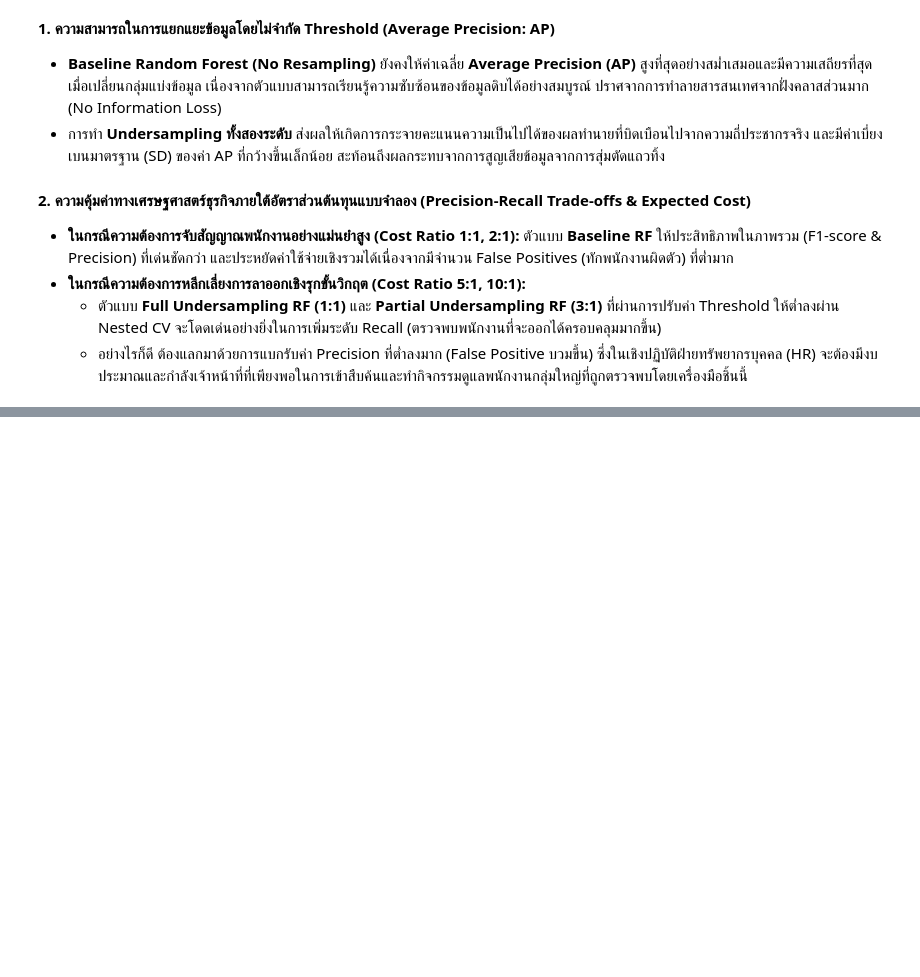
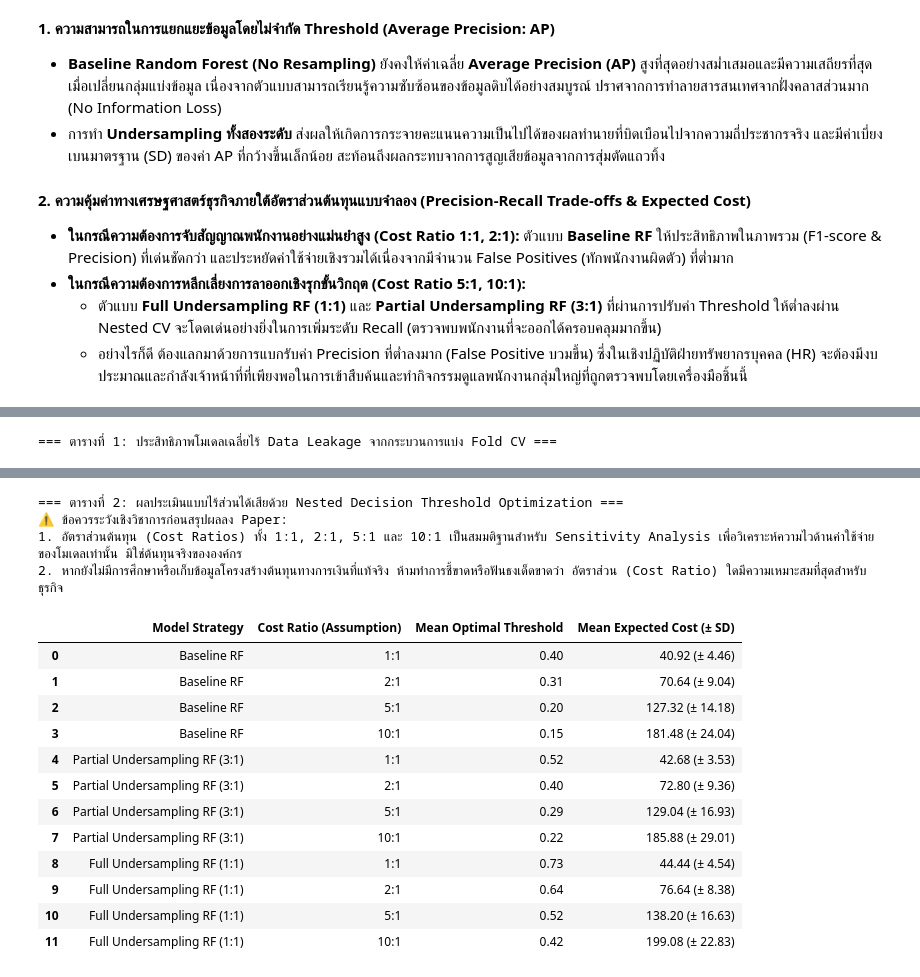
Before and after one commit to rtmyy/master-is-project, a Jupyter notebook: kaggle_dataset.ipynb, the cells around one changed output, grey strips where cells are left out. Cells and saved outputs as stored; diff of their text form; code cells hidden in the pictures; blank space fills up the shorter version.

Commit message:
add new compare result

```diff
--- a/kaggle_dataset.ipynb
+++ b/kaggle_dataset.ipynb
@@ -1653,0 +1848,63 @@ display(df_summary_nested)
+# %%
+# ==========================================================================
+# 4. สรุปผลลัพธ์เชิงสถิติศาสตร์ (Statistical Summary Tables)
+# ==========================================================================
+import pandas as pd
+import numpy as np
+
+# ประกาศตัวแปรและข้อมูลซ้ำเพื่อให้มั่นใจว่าสามารถรันได้แม้ Kernel มีการตัดข้อมูล
+strategies_local = [
+    "Baseline RF",
+    "Partial Undersampling RF (3:1)",
+    "Full Undersampling RF (1:1)"
+]
+
+cost_scenarios_local = [
+    {"ratio": "1:1", "cost_fn": 1.0, "cost_fp": 1.0},
+    {"ratio": "2:1", "cost_fn": 2.0, "cost_fp": 1.0},
+    {"ratio": "5:1", "cost_fn": 5.0, "cost_fp": 1.0},
+    {"ratio": "10:1", "cost_fn": 10.0, "cost_fp": 1.0}
+]
+
+summary_metrics_clean = []
+for strat in strategies_local:
+    if strat in outer_metrics_results:
+        df_strat_m = pd.DataFrame(outer_metrics_results[strat])
+        summary_metrics_clean.append({
+            'Model Strategy': strat,
+            'Mean AP (± SD)': f"{df_strat_m['ap'].mean():.4f} (± {df_strat_m['ap'].std():.4f})",
+            'Precision (Class 1) (± SD)': f"{df_strat_m['precision'].mean():.2f} (± {df_strat_m['precision'].std():.2f})",
+            'Recall (Class 1) (± SD)': f"{df_strat_m['recall'].mean():.2f} (± {df_strat_m['recall'].std():.2f})",
+            'F1-Score (Class 1) (± SD)': f"{df_strat_m['f1'].mean():.2f} (± {df_strat_m['f1'].std():.2f})"
+        })
+
+df_summary_metrics_clean = pd.DataFrame(summary_metrics_clean)
+print("=== ตารางที่ 1: ประสิทธิภาพโมเดลเฉลี่ยไร้ Data Leakage จากกระบวนการแบ่ง Fold CV ===")
+display(df_summary_metrics_clean)
+
+# ตาราง Expected Cost เพื่อใช้พิสูจน์ Sensitivity Analysis
+summary_nested_costs_clean = []
+for strat in strategies_local:
+    if strat in nested_cost_results:
+        for scen in cost_scenarios_local:
+            ratio_name = scen["ratio"]
+            results_list = nested_cost_results[strat][ratio_name]
+
+            ths = [res['threshold'] for res in results_list]
+            costs = [res['expected_cost'] for res in results_list]
+
+            summary_nested_costs_clean.append({
+                'Model Strategy': strat,
+                'Cost Ratio (Assumption)': ratio_name,
+                'Mean Optimal Threshold': f"{np.mean(ths):.2f}",
+                'Mean Expected Cost (± SD)': f"{np.mean(costs):.2f} (± {np.std(costs):.2f})"
+            })
+
+df_summary_nested_clean = pd.DataFrame(summary_nested_costs_clean)
+print("\n=== ตารางที่ 2: ผลประเมินแบบไร้ส่วนได้เสียด้วย Nested Decision Threshold Optimization ===")
+print("⚠️ ข้อควรระวังเชิงวิชาการก่อนสรุปผลลง Paper:")
+print("1. อัตราส่วนต้นทุน (Cost Ratios) ทั้ง 1:1, 2:1, 5:1 และ 10:1 เป็นสมมติฐานสำหรับ Sensitivity Analysis เพื่อวิเคราะห์ความไวด้านค่าใช้จ่ายของโมเดลเท่านั้น มิใช่ต้นทุนจริงขององค์กร")
+print("2. หากยังไม่มีการศึกษาหรือเก็บข้อมูลโครงสร้างต้นทุนทางการเงินที่แท้จริง ห้ามทำการชี้ขาดหรือฟันธงเด็ดขาดว่า อัตราส่วน (Cost Ratio) ใดมีความเหมาะสมที่สุดสำหรับธุรกิจ\n")
+display(df_summary_nested_clean)
+# %% [output]
+=== ตารางที่ 1: ประสิทธิภาพโมเดลเฉลี่ยไร้ Data Leakage จากกระบวนการแบ่ง Fold CV ===
@@ -1653,0 +1915,17 @@ display(df_summary_nested)
+=== ตารางที่ 2: ผลประเมินแบบไร้ส่วนได้เสียด้วย Nested Decision Threshold Optimization ===
+⚠️ ข้อควรระวังเชิงวิชาการก่อนสรุปผลลง Paper:
+1. อัตราส่วนต้นทุน (Cost Ratios) ทั้ง 1:1, 2:1, 5:1 และ 10:1 เป็นสมมติฐานสำหรับ Sensitivity Analysis เพื่อวิเคราะห์ความไวด้านค่าใช้จ่ายของโมเดลเท่านั้น มิใช่ต้นทุนจริงขององค์กร
+2. หากยังไม่มีการศึกษาหรือเก็บข้อมูลโครงสร้างต้นทุนทางการเงินที่แท้จริง ห้ามทำการชี้ขาดหรือฟันธงเด็ดขาดว่า อัตราส่วน (Cost Ratio) ใดมีความเหมาะสมที่สุดสำหรับธุรกิจ
+|  | Model Strategy | Cost Ratio (Assumption) | Mean Optimal Threshold | Mean Expected Cost (± SD) |
+| 0 | Baseline RF | 1:1 | 0.40 | 40.92 (± 4.46) |
+| 1 | Baseline RF | 2:1 | 0.31 | 70.64 (± 9.04) |
+| 2 | Baseline RF | 5:1 | 0.20 | 127.32 (± 14.18) |
+| 3 | Baseline RF | 10:1 | 0.15 | 181.48 (± 24.04) |
+| 4 | Partial Undersampling RF (3:1) | 1:1 | 0.52 | 42.68 (± 3.53) |
+| 5 | Partial Undersampling RF (3:1) | 2:1 | 0.40 | 72.80 (± 9.36) |
+| 6 | Partial Undersampling RF (3:1) | 5:1 | 0.29 | 129.04 (± 16.93) |
+| 7 | Partial Undersampling RF (3:1) | 10:1 | 0.22 | 185.88 (± 29.01) |
+| 8 | Full Undersampling RF (1:1) | 1:1 | 0.73 | 44.44 (± 4.54) |
+| 9 | Full Undersampling RF (1:1) | 2:1 | 0.64 | 76.64 (± 8.38) |
+| 10 | Full Undersampling RF (1:1) | 5:1 | 0.52 | 138.20 (± 16.63) |
+| 11 | Full Undersampling RF (1:1) | 10:1 | 0.42 | 199.08 (± 22.83) |
```
Also changed, not shown: parts of 3 cells of this notebook.
